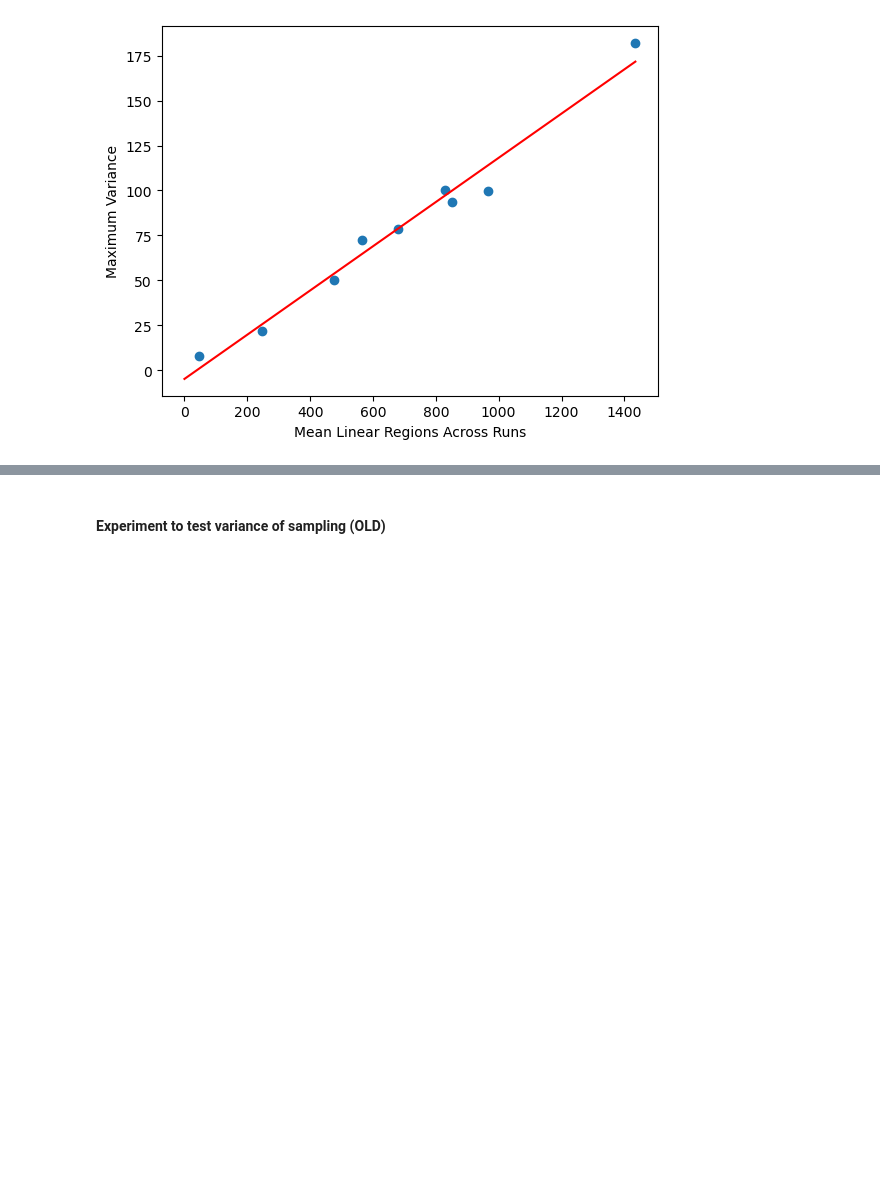
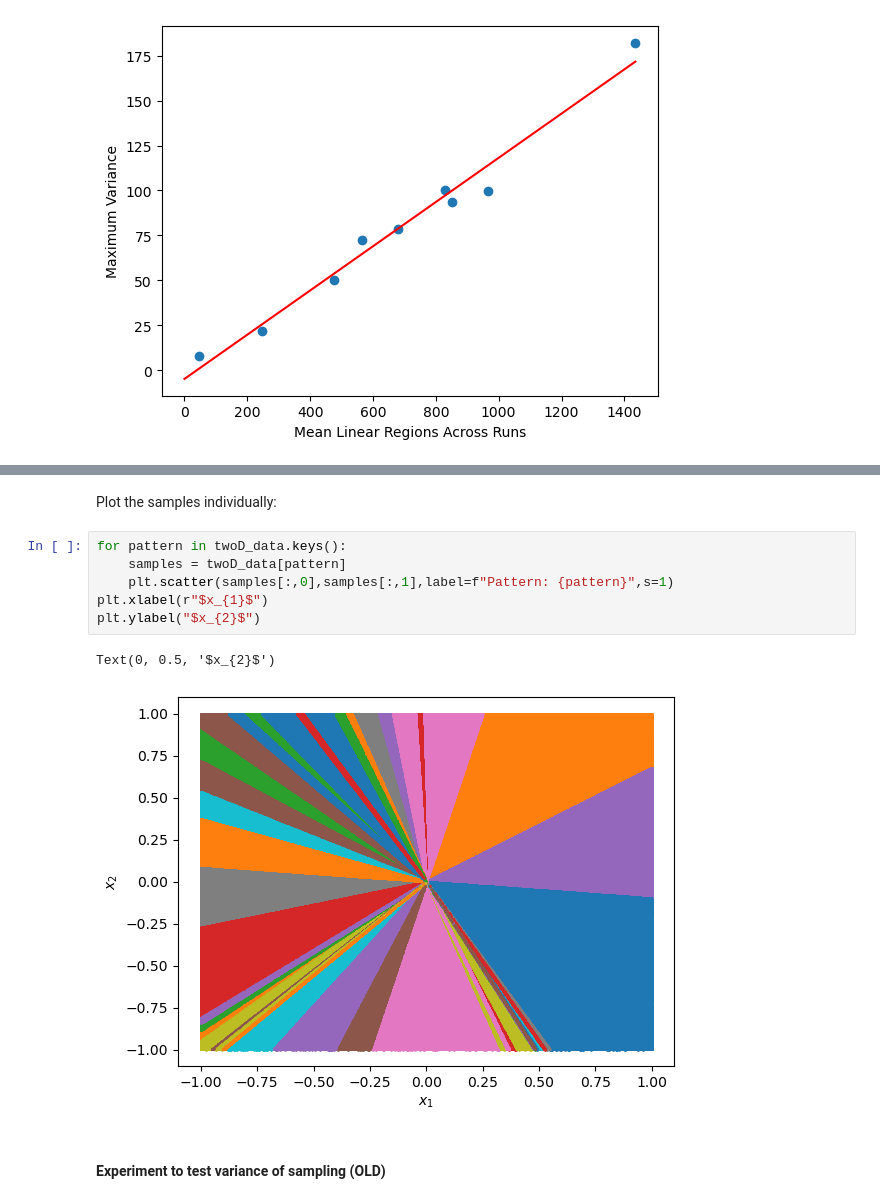
Before and after one commit to Gautam-Chauhan/MSc-Thesis, a Jupyter notebook: iid_uniform_code.ipynb, the cells around one changed output, grey strips where cells are left out. Saved outputs shown, nothing was run; the diff lists cells and outputs as text; blank space fills up the shorter version.

```diff
--- a/iid_uniform_code.ipynb
+++ b/iid_uniform_code.ipynb
@@ -471,3 +646,14 @@ Text(0, 0.5, 'Maximum Variance')
+# %% [markdown]
+Plot the samples individually:
+# %%
+for pattern in twoD_data.keys():
+    samples = twoD_data[pattern]
+    plt.scatter(samples[:,0],samples[:,1],label=f"Pattern: {pattern}",s=1)
+plt.xlabel(r"$x_{1}$")
+plt.ylabel("$x_{2}$")
+# %% [output]
+Text(0, 0.5, '$x_{2}$')
+[figure, added]
 # %% [markdown]
 #### Experiment to test variance of sampling (OLD)
 # %% [markdown]
```
Also changed, not shown: parts of 23 cells of this notebook.
